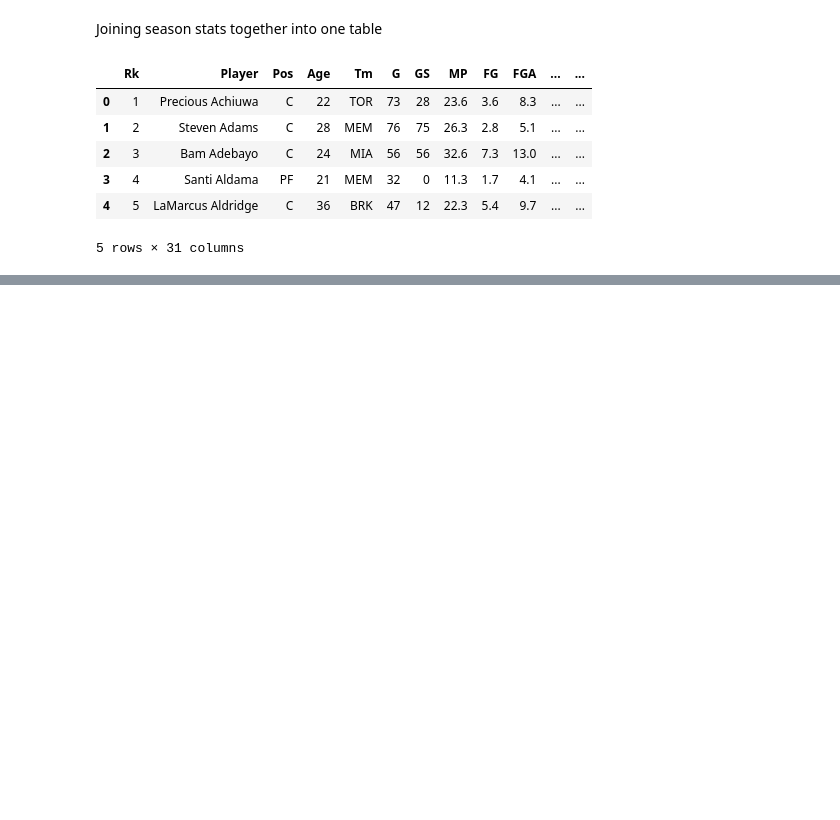
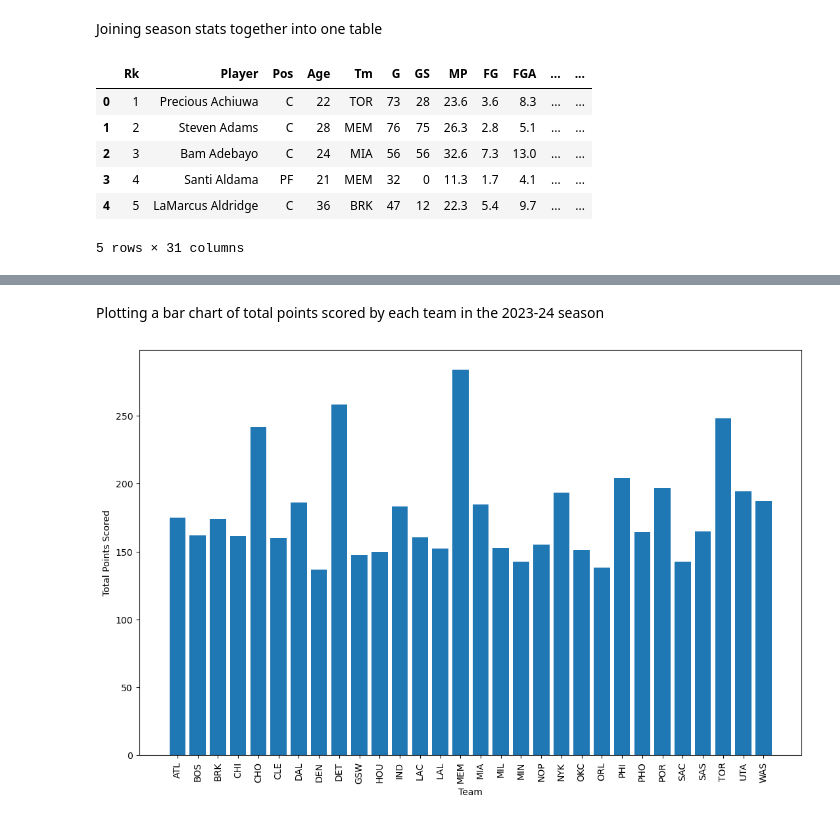
Before and after one commit to olvr446/NBAI, a Jupyter notebook: main.ipynb, the cells around one changed output, grey strips where cells are left out. Cells and saved outputs as stored; diff of their text form; code cells hidden in the pictures; blank space fills up the shorter version.

```diff
--- a/main.ipynb
+++ b/main.ipynb
@@ -26,0 +52,14 @@ df_all.head()
+# %% [markdown]
+Plotting a bar chart of total points scored by each team in the 2023-24 season
+# %%
+szn2324_stats = df_all.loc[(df_all["SZN"] == "23-24") & ~(df_all["Tm"] == "TOT")]
+team_pts = szn2324_stats.groupby("Tm")["PTS"].sum()
+
+plt.figure(figsize=(13,8))
+plt.bar(team_pts.index, team_pts.values)
+plt.xlabel("Team")
+plt.ylabel("Total Points Scored")
+plt.xticks(rotation=90)
+plt.show()
+# %% [output]
+[figure, added]
```
Also changed, not shown: parts of 6 cells of this notebook.
